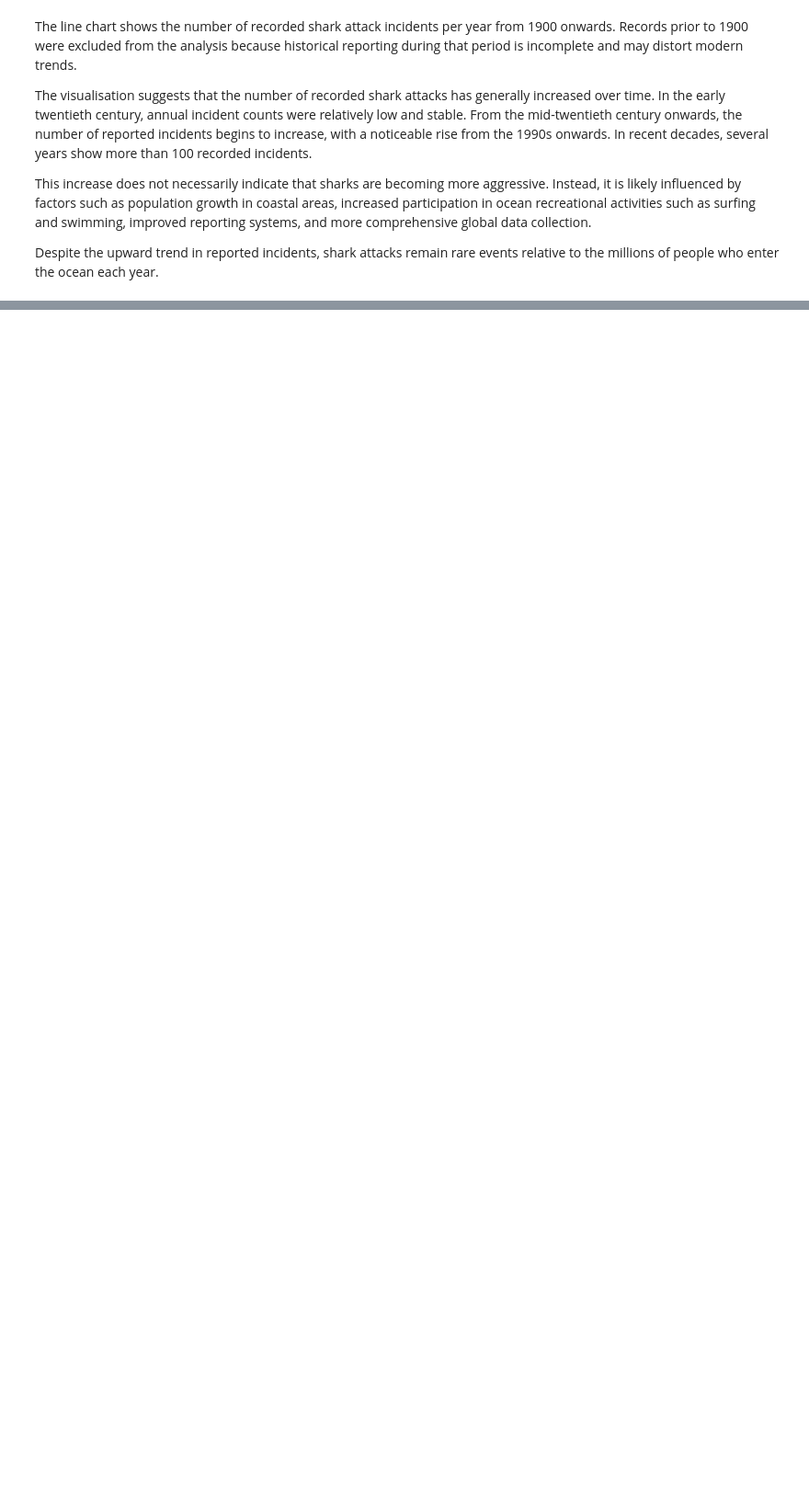
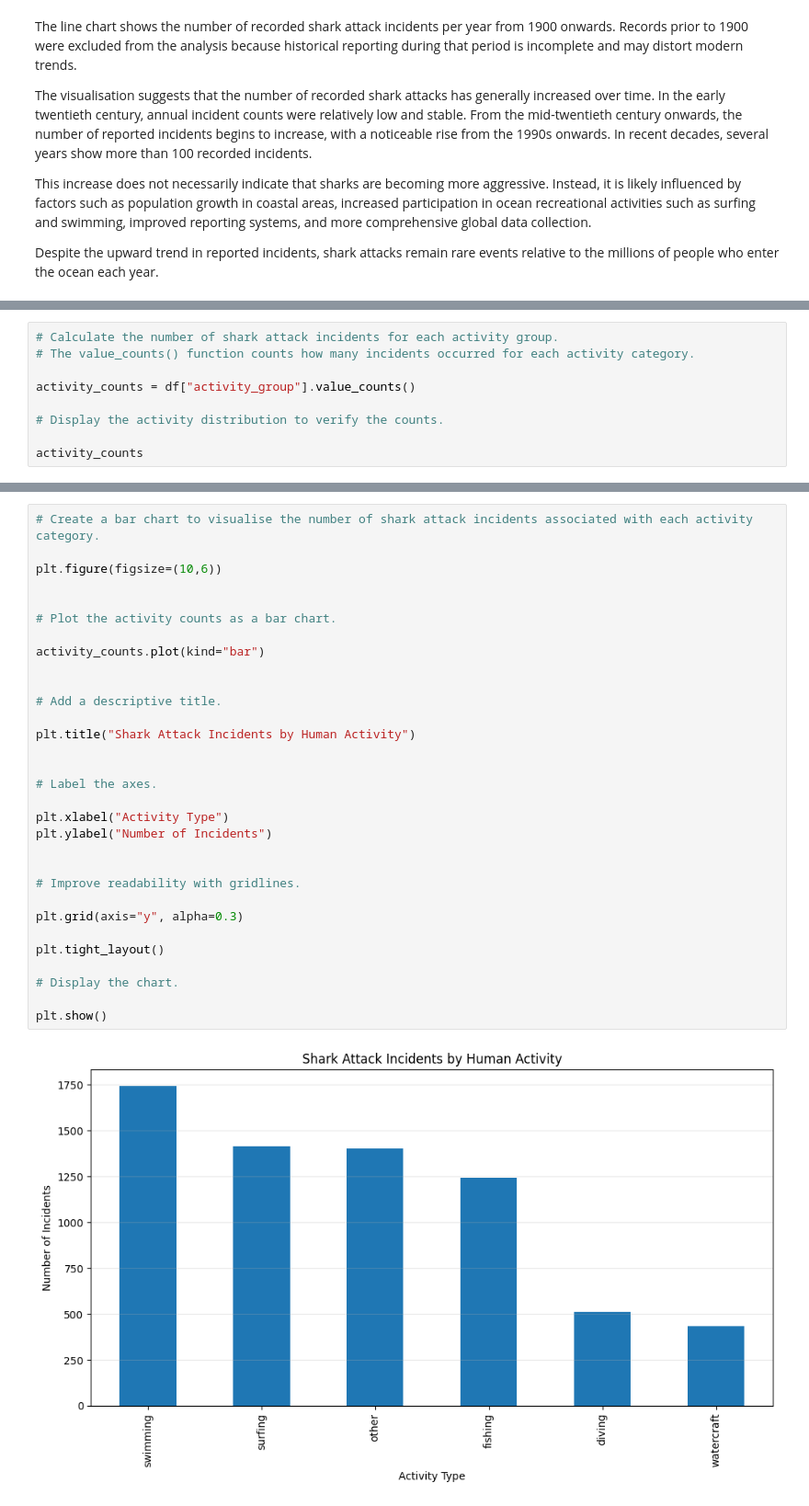
Before and after one commit to szm2701/shark-attack-data-dashboard, a Jupyter notebook: jupyter_notebooks/shark_attack_analysis.ipynb, the cells around one changed output, grey strips where cells are left out. Shown at 92% size. Cells and saved outputs as stored; diff of their text form; blank space fills up the shorter version.

```diff
--- a/jupyter_notebooks/shark_attack_analysis.ipynb
+++ b/jupyter_notebooks/shark_attack_analysis.ipynb
@@ -981,0 +1022,9 @@ Despite the upward trend in reported incidents, shark attacks remain rare events
+# %%
+# Calculate the number of shark attack incidents for each activity group.
+# The value_counts() function counts how many incidents occurred for each activity category.
+
+activity_counts = df["activity_group"].value_counts()
+
+# Display the activity distribution to verify the counts.
+
+activity_counts
@@ -981,0 +1040,33 @@ Despite the upward trend in reported incidents, shark attacks remain rare events
+# %%
+# Create a bar chart to visualise the number of shark attack incidents associated with each activity category.
+
+plt.figure(figsize=(10,6))
+
+
+# Plot the activity counts as a bar chart.
+
+activity_counts.plot(kind="bar")
+
+
+# Add a descriptive title.
+
+plt.title("Shark Attack Incidents by Human Activity")
+
+
+# Label the axes.
+
+plt.xlabel("Activity Type")
+plt.ylabel("Number of Incidents")
+
+
+# Improve readability with gridlines.
+
+plt.grid(axis="y", alpha=0.3)
+
+plt.tight_layout()
+
+# Display the chart.
+
+plt.show()
+# %% [output]
+[figure, added]
```
Also changed, not shown: parts of 10 cells of this notebook.
